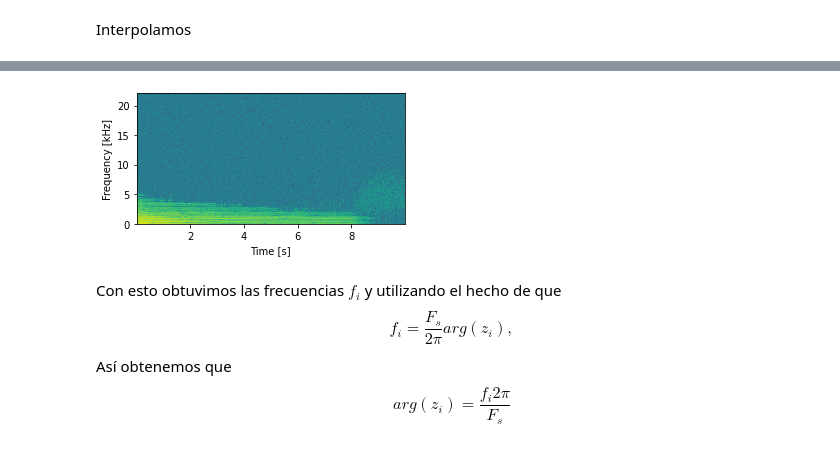
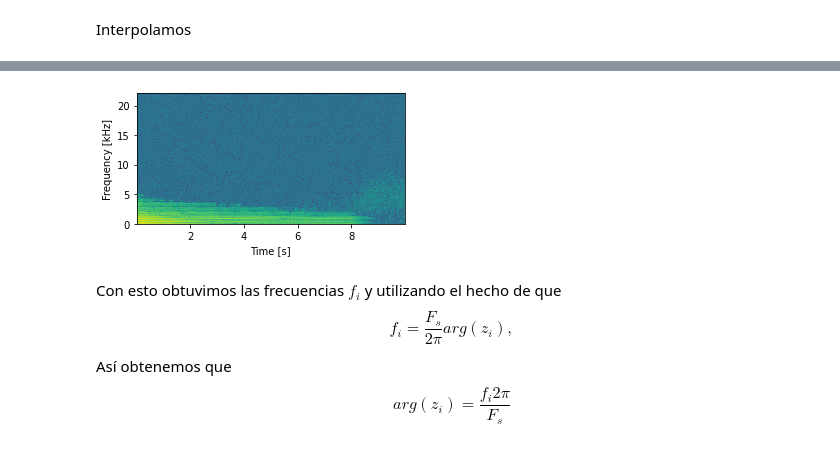
Before and after one commit to KevenSnow/ProyectoFMPS, a Jupyter notebook: FMPS.ipynb, the cells around one changed output, grey strips where cells are left out. Cells and saved outputs as stored; diff of their text form; code cells hidden in the pictures.

```diff
--- a/FMPS.ipynb
+++ b/FMPS.ipynb
@@ -90,16 +130,16 @@ plt.plot(x,damp,'b-')
 # %%
 from scipy import signal
 
 freqs, times, Sx = signal.spectrogram(x40, fs=fs40, window='hanning',
-                                      nperseg=1024, noverlap=M - 100,
+                                      nperseg=1024,
                                       detrend=False, scaling='spectrum')
 
 f, ax = plt.subplots(figsize=(4.8, 2.4))
 ax.pcolormesh(times, freqs / 1000, 10 * np.log10(Sx), cmap='viridis')
 ax.set_ylabel('Frequency [kHz]')
 ax.set_xlabel('Time [s]');
 # %% [output]
-[figure, old version]
+[figure, new version]
 # %% [markdown]
 Con esto obtuvimos las frecuencias $f_i$ y utilizando el hecho de que
 $$
```
Also changed, not shown: parts of 9 cells of this notebook, 5 other files.
